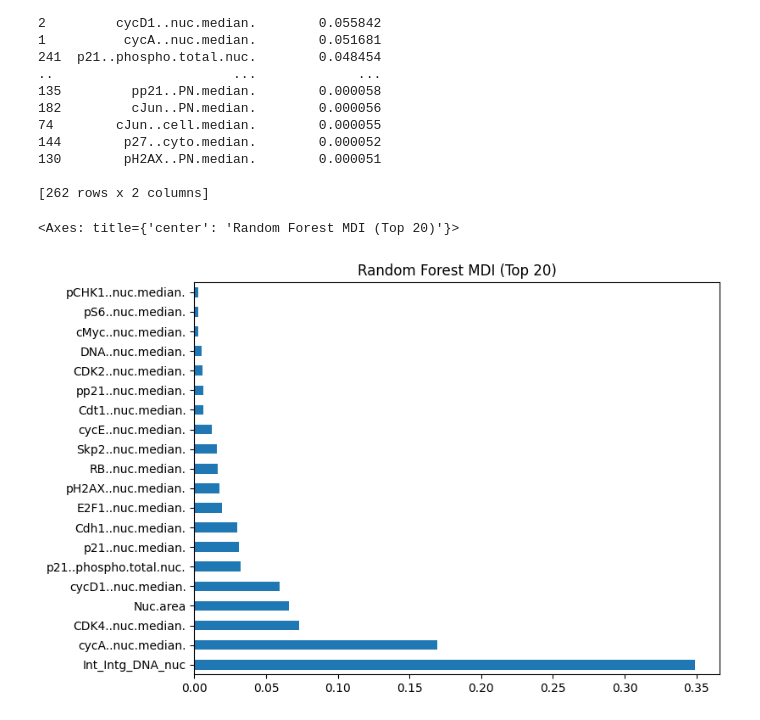
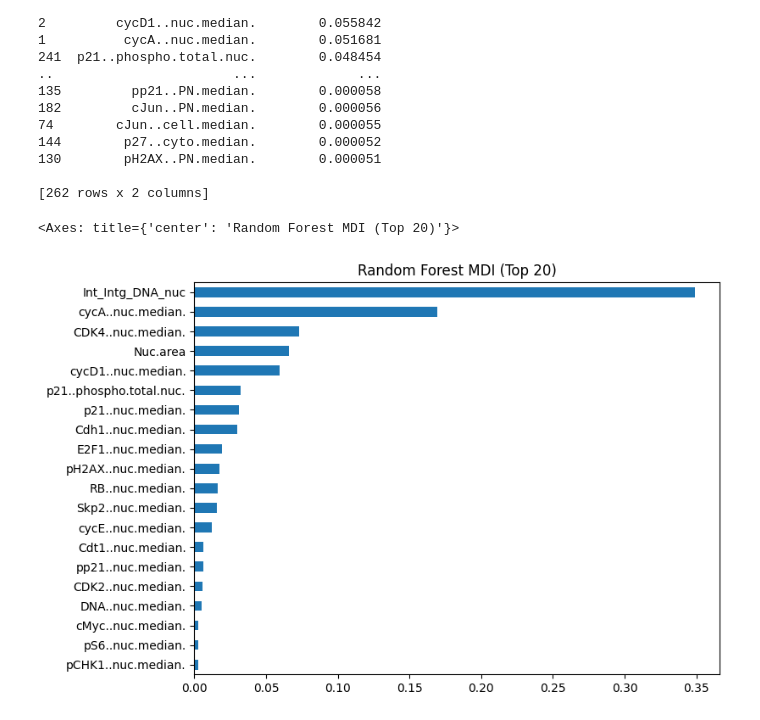
Before and after one commit to mariahgloehr/IICD, a Jupyter notebook: Benchmarks/RF/rf_regression.ipynb, the cells around one changed output. Drawn from its saved outputs; the diff is of its cells as text; code cells hidden in the pictures.

Commit message:
flipping rf and xgb feature importance bar plots

```diff
--- a/Benchmarks/RF/rf_regression.ipynb
+++ b/Benchmarks/RF/rf_regression.ipynb
@@ -302,10 +302,10 @@ print(importance_df)
 # %%
 # Extract MDI importances
 rf_importances = pd.Series(rf.feature_importances_, index=X_train.columns)
 rf_importances_sorted = rf_importances.sort_values(ascending=False)
 
 # Top features
-rf_importances_sorted.head(20).plot(kind='barh', figsize=(8, 6), title='Random Forest MDI (Top 20)')
+rf_importances_sorted.head(20).iloc[::-1].plot(kind='barh', figsize=(8, 6), title='Random Forest MDI (Top 20)')
 # %% [output]
 <Axes: title={'center': 'Random Forest MDI (Top 20)'}>
-[figure, old version]
+[figure, new version]
```
Also changed, not shown: 6 other files.
